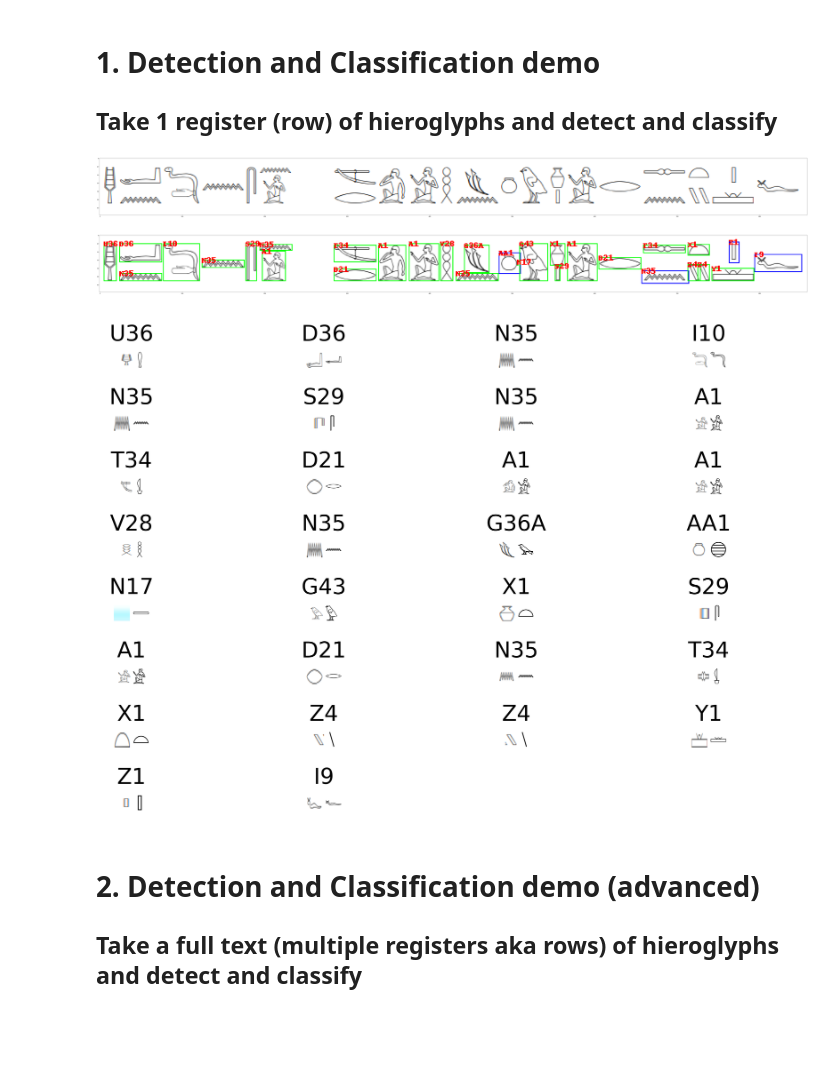
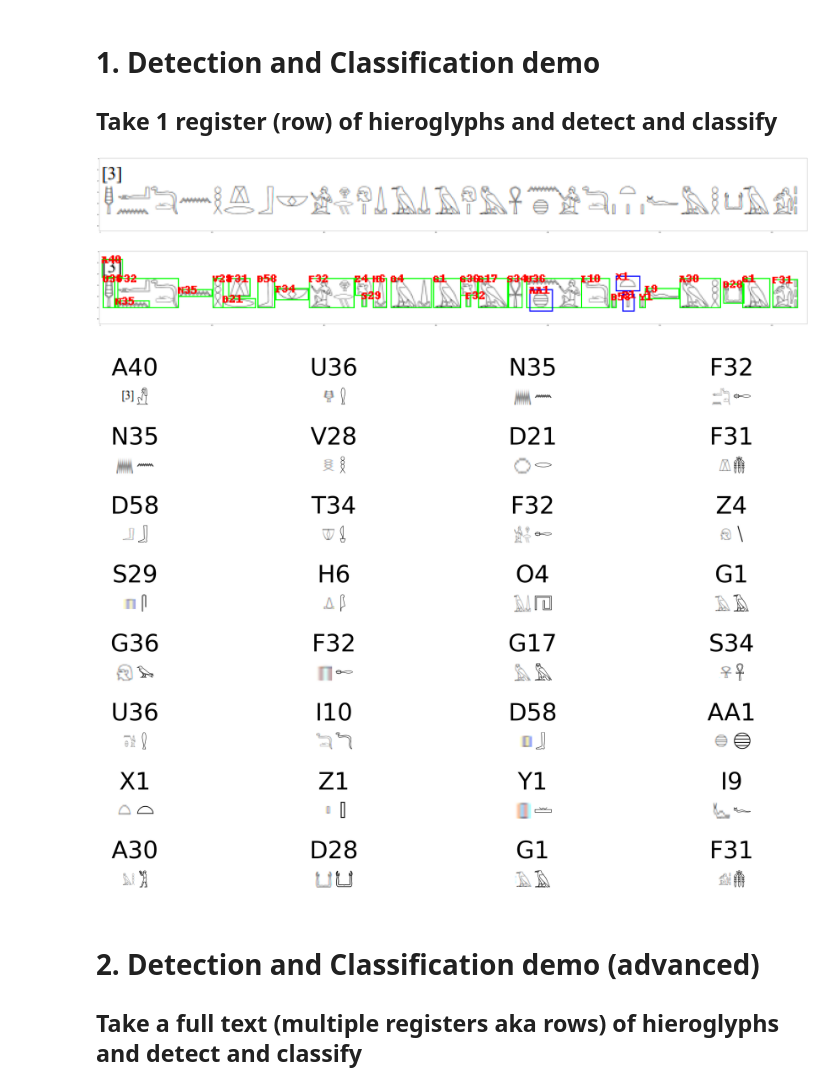
Before and after one commit to joaobi/ptah, a Jupyter notebook: demo/samples advanced.ipynb, the cells around one changed output. Drawn from its saved outputs; the diff is of its cells as text; code cells hidden in the pictures; blank space fills up the shorter version.

```diff
--- a/demo/samples advanced.ipynb
+++ b/demo/samples advanced.ipynb
@@ -313,7 +313,7 @@ def ocr_image_level_1(base_filename):
     return boundingBoxes1_sup
 # %%
 output =[]
-base_filename  = 'ataleofwonder_row2.png'#'row.png'
+base_filename  = 'ataleofwonder_row3.png'#'row.png'
 
 
 test_dir = 'test-images'
@@ -379,39 +379,36 @@ if show_detailed_results:
 
                 bbox1  = canvas.figure.get_tightbbox(canvas.get_renderer())
 
                 pil_image = Image.frombytes('RGB', canvas.get_width_height(),
                     canvas.tostring_rgb())
 
                 pil_image = pil_image.crop((int(bbox1._bbox.x0),int(bbox1._bbox.y0),int(bbox1._bbox.x1),int(bbox1._bbox.y1)))
 
                 plt.close()
 
                 output_images.append(pil_image)
             idx += 1
 
-
-
     idx = 0
-
 
     fig,axs = plt.subplots(num_rows,4, dpi=600)
     fig.patch.set_visible(False)
     # axs.axis('off')
     plt.axis("off")
     for i in range(0,num_rows):
         for j in range(0,4):
             axs[i,j].axis('off')
 
             if idx < lout:
                 pred_sign = output[idx][0]
                 axs[i,j].imshow(output_images[idx])
                 axs[i,j].set_title(pred_sign)
             idx+=1
     plt.tight_layout()
 # %% [output]
-[figure, old version]
+[figure, new version]
-[figure, old version]
+[figure, new version]
-[figure, old version]
+[figure, new version]
 # %% [markdown]
 # 2. Detection and Classification demo (advanced)
 ## Take a full text (multiple registers aka rows) of hieroglyphs and detect and classify
```
Also changed, not shown: parts of 2 cells of this notebook, 2 other files.
